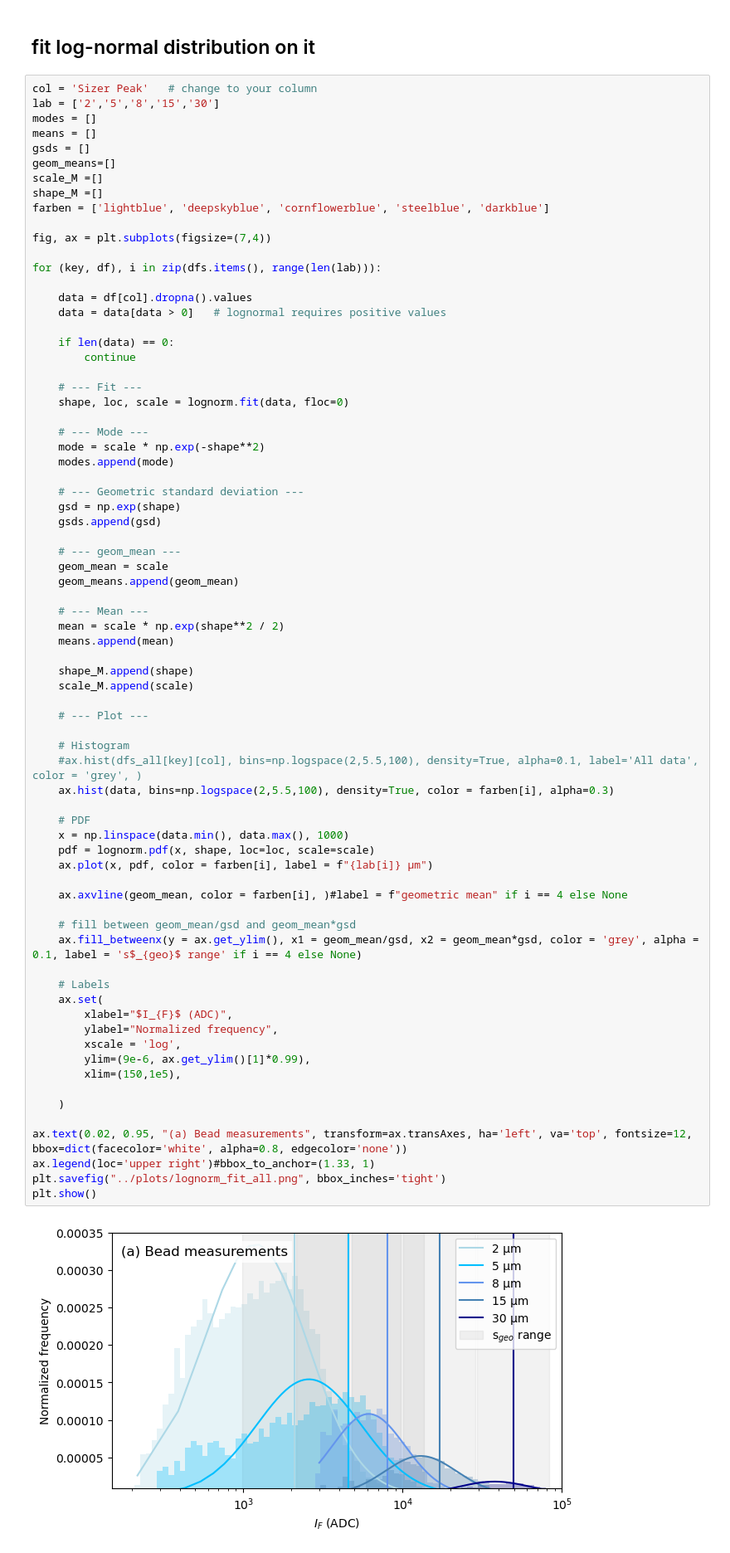
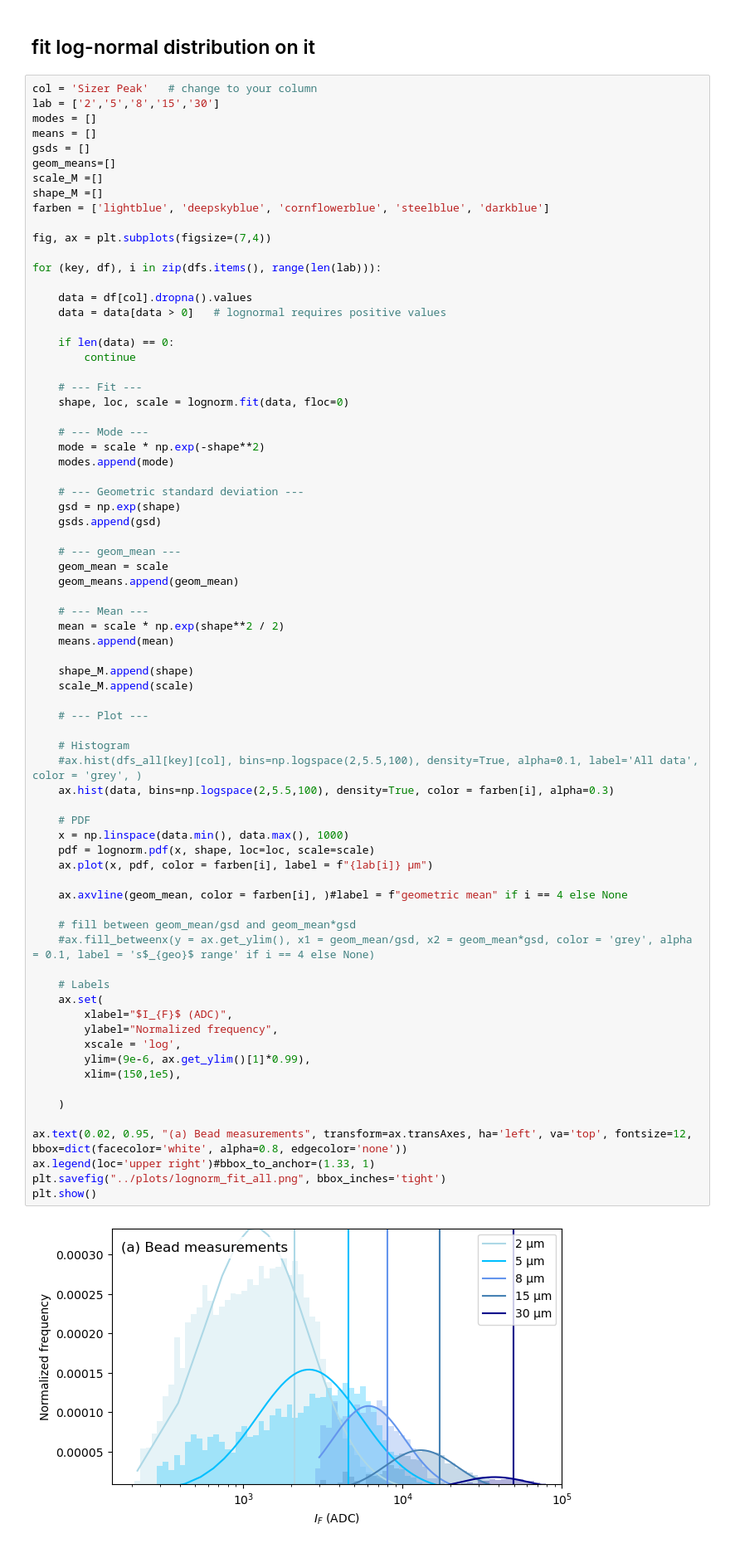
Before and after one commit to leahab/instrumentation-GFAS, a Jupyter notebook: calibrations/glass_bead.ipynb, the cells around one changed output. Shown at 83% size. Cells and saved outputs as stored; diff of their text form.

```diff
--- a/calibrations/glass_bead.ipynb
+++ b/calibrations/glass_bead.ipynb
@@ -259,35 +261,35 @@ for (key, df), i in zip(dfs.items(), range(len(lab))):
     # --- Plot ---
 
     # Histogram
     #ax.hist(dfs_all[key][col], bins=np.logspace(2,5.5,100), density=True, alpha=0.1, label='All data', color = 'grey', )
     ax.hist(data, bins=np.logspace(2,5.5,100), density=True, color = farben[i], alpha=0.3)
 
     # PDF
     x = np.linspace(data.min(), data.max(), 1000)
     pdf = lognorm.pdf(x, shape, loc=loc, scale=scale)
     ax.plot(x, pdf, color = farben[i], label = f"{lab[i]} µm")
 
     ax.axvline(geom_mean, color = farben[i], )#label = f"geometric mean" if i == 4 else None
 
     # fill between geom_mean/gsd and geom_mean*gsd
-    ax.fill_betweenx(y = ax.get_ylim(), x1 = geom_mean/gsd, x2 = geom_mean*gsd, color = 'grey', alpha = 0.1, label = 's$_{geo}$ range' if i == 4 else None)
+    #ax.fill_betweenx(y = ax.get_ylim(), x1 = geom_mean/gsd, x2 = geom_mean*gsd, color = 'grey', alpha = 0.1, label = 's$_{geo}$ range' if i == 4 else None)
 
     # Labels
     ax.set(
         xlabel="$I_{F}$ (ADC)",
         ylabel="Normalized frequency",
         xscale = 'log',
         ylim=(9e-6, ax.get_ylim()[1]*0.99),
         xlim=(150,1e5),
 
     )
 
 ax.text(0.02, 0.95, "(a) Bead measurements", transform=ax.transAxes, ha='left', va='top', fontsize=12, bbox=dict(facecolor='white', alpha=0.8, edgecolor='none'))
 ax.legend(loc='upper right')#bbox_to_anchor=(1.33, 1)
 plt.savefig("../plots/lognorm_fit_all.png", bbox_inches='tight')
 plt.show()
 # %% [output]
-[figure, old version]
+[figure, new version]
 # %%
 # all statistics on bead calibration into a dataframe
 stats_beads =pd.DataFrame([modes, geom_means, gsds,means, shape_M, scale_M],
```
Also changed, not shown: parts of 33 cells of this notebook, 3 other files.
